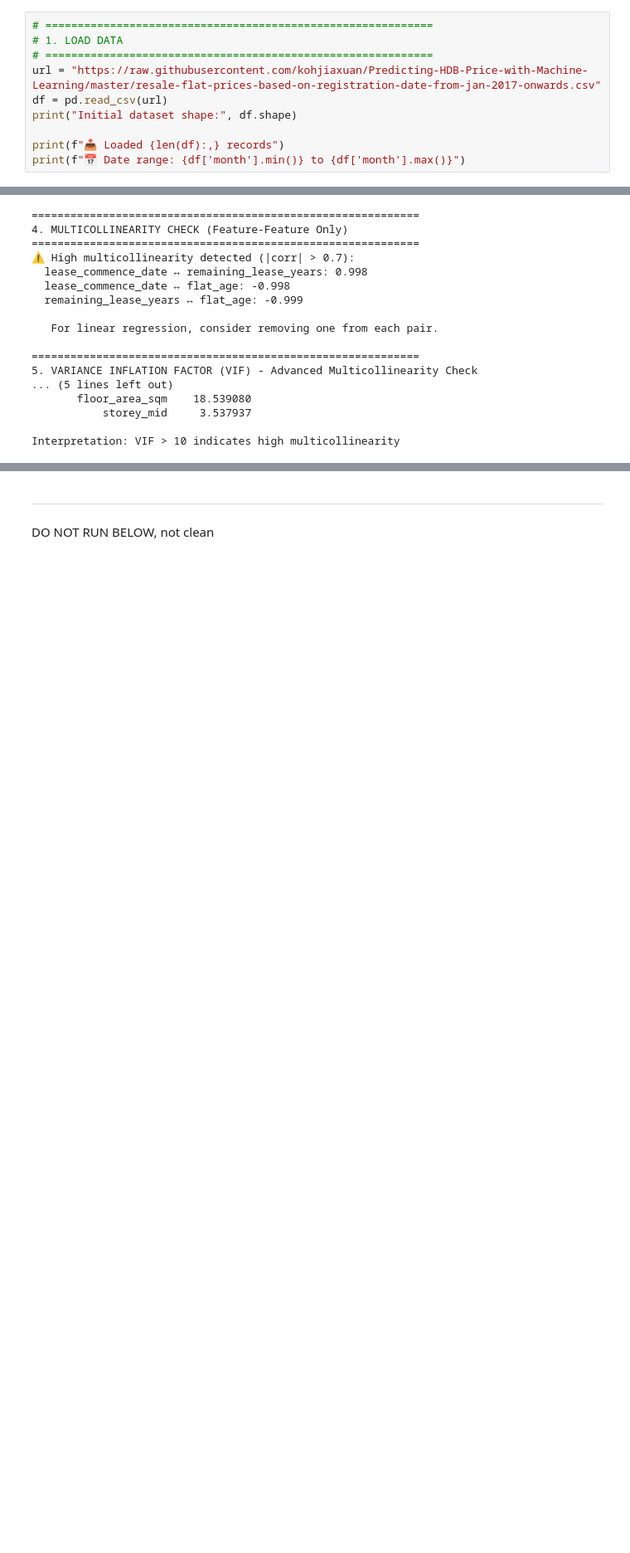
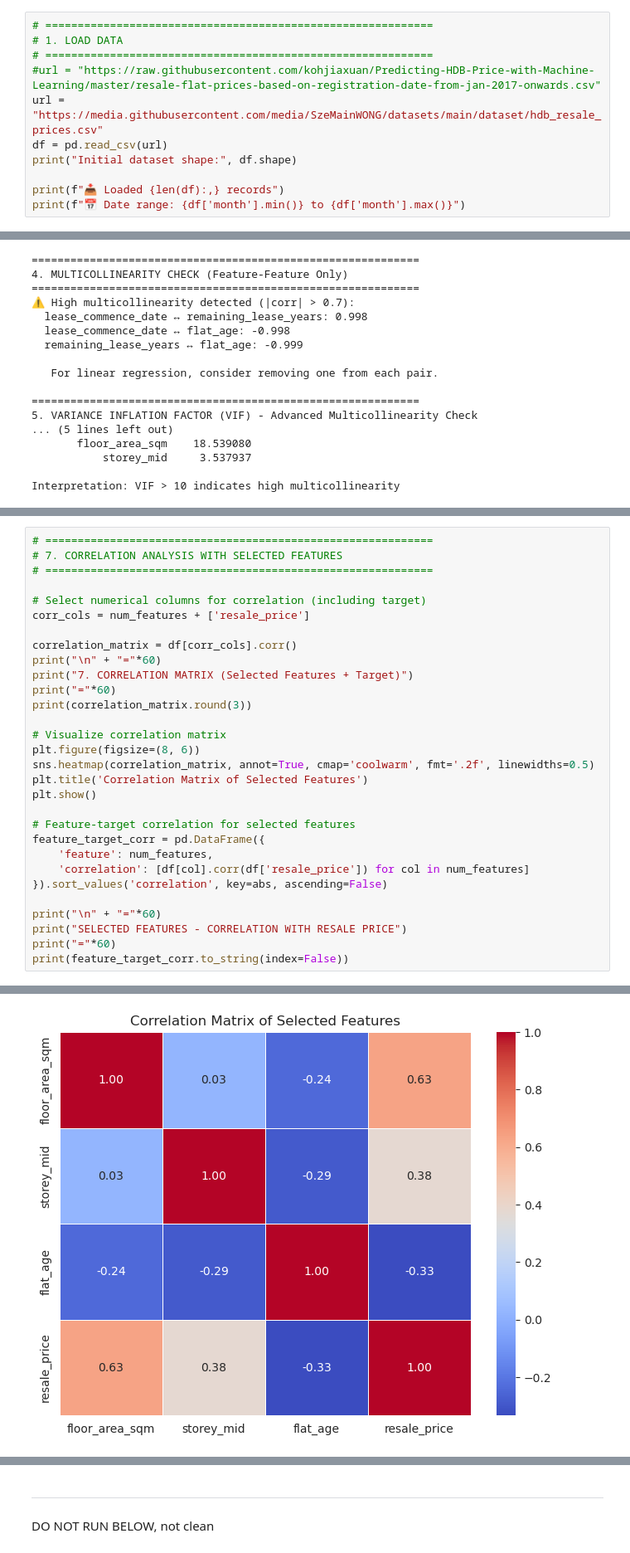
Before and after one commit to SzeMainWONG/HDB_price_predictor, a Jupyter notebook: notebook/feature engineering.ipynb, the cells around one changed output, grey strips where cells are left out. Shown at 83% size. Cells and saved outputs as stored; diff of their text form; blank space fills up the shorter version.

Commit message:
model updated with selected features to model-final

```diff
--- a/notebook/feature engineering.ipynb
+++ b/notebook/feature engineering.ipynb
@@ -30,7 +30,8 @@ print("✅ Libraries loaded — Ridge regression predictor ready")
 # ============================================================
 # 1. LOAD DATA
 # ============================================================
-url = "https://raw.githubusercontent.com/kohjiaxuan/Predicting-HDB-Price-with-Machine-Learning/master/resale-flat-prices-based-on-registration-date-from-jan-2017-onwards.csv"
+#url = "https://raw.githubusercontent.com/kohjiaxuan/Predicting-HDB-Price-with-Machine-Learning/master/resale-flat-prices-based-on-registration-date-from-jan-2017-onwards.csv"
+url = "https://media.githubusercontent.com/media/SzeMainWONG/datasets/main/dataset/hdb_resale_prices.csv"
 df = pd.read_csv(url)
 print("Initial dataset shape:", df.shape)
 
@@ -525,0 +652,31 @@ Interpretation: VIF > 10 indicates high multicollinearity
+# %%
+# ============================================================
+# 7. CORRELATION ANALYSIS WITH SELECTED FEATURES
+# ============================================================
+
+# Select numerical columns for correlation (including target)
+corr_cols = num_features + ['resale_price']
+
+correlation_matrix = df[corr_cols].corr()
+print("\n" + "="*60)
+print("7. CORRELATION MATRIX (Selected Features + Target)")
+print("="*60)
+print(correlation_matrix.round(3))
+
+# Visualize correlation matrix
+plt.figure(figsize=(8, 6))
+sns.heatmap(correlation_matrix, annot=True, cmap='coolwarm', fmt='.2f', linewidths=0.5)
+plt.title('Correlation Matrix of Selected Features')
+plt.show()
+
+# Feature-target correlation for selected features
+feature_target_corr = pd.DataFrame({
+    'feature': num_features,
+    'correlation': [df[col].corr(df['resale_price']) for col in num_features]
+}).sort_values('correlation', key=abs, ascending=False)
+
+print("\n" + "="*60)
+print("SELECTED FEATURES - CORRELATION WITH RESALE PRICE")
+print("="*60)
+print(feature_target_corr.to_string(index=False))
+# %% [output]
@@ -525,0 +691 @@ Interpretation: VIF > 10 indicates high multicollinearity
+[figure, added]
```
Also changed, not shown: parts of 18 cells of this notebook, 10 other files.
